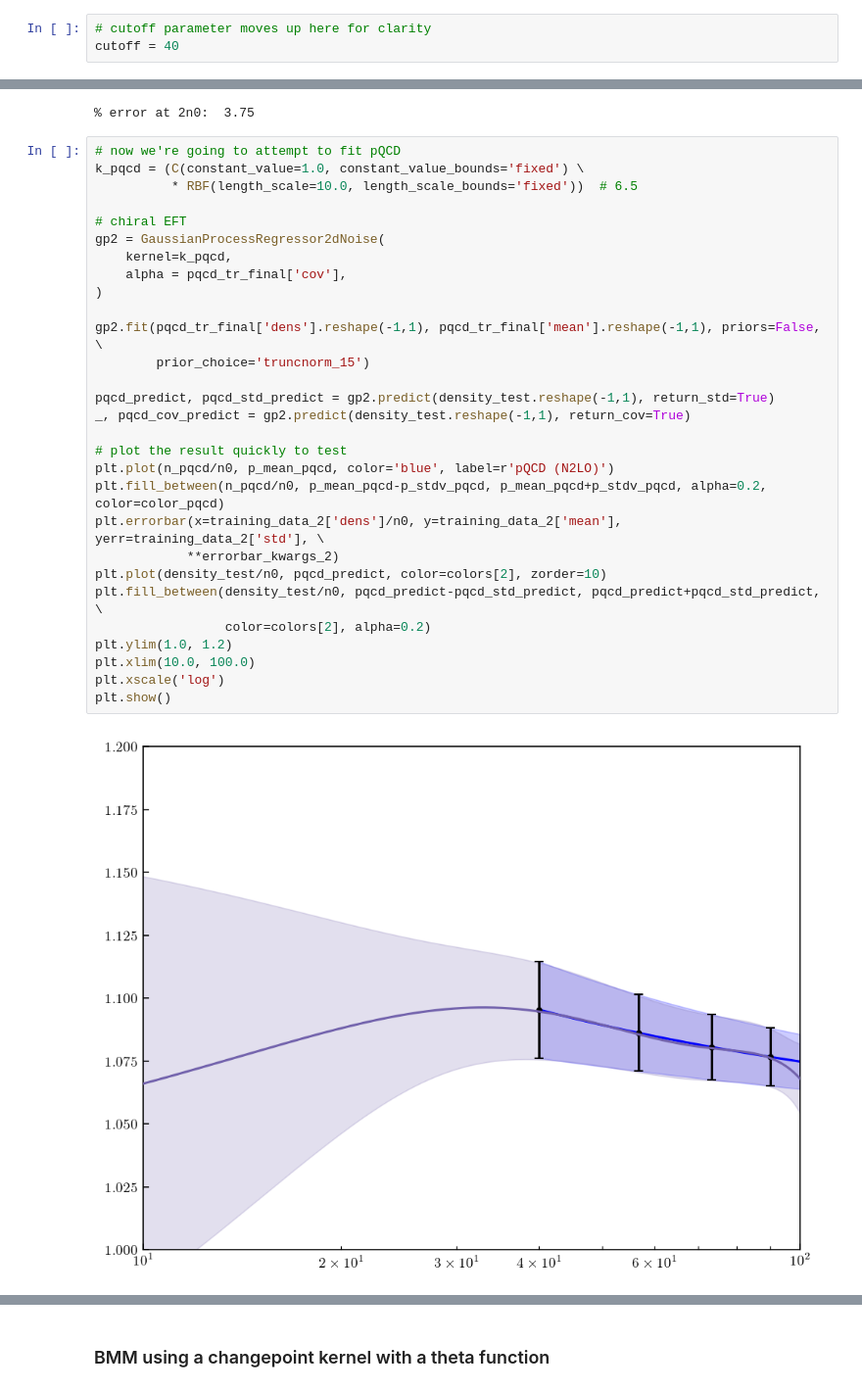
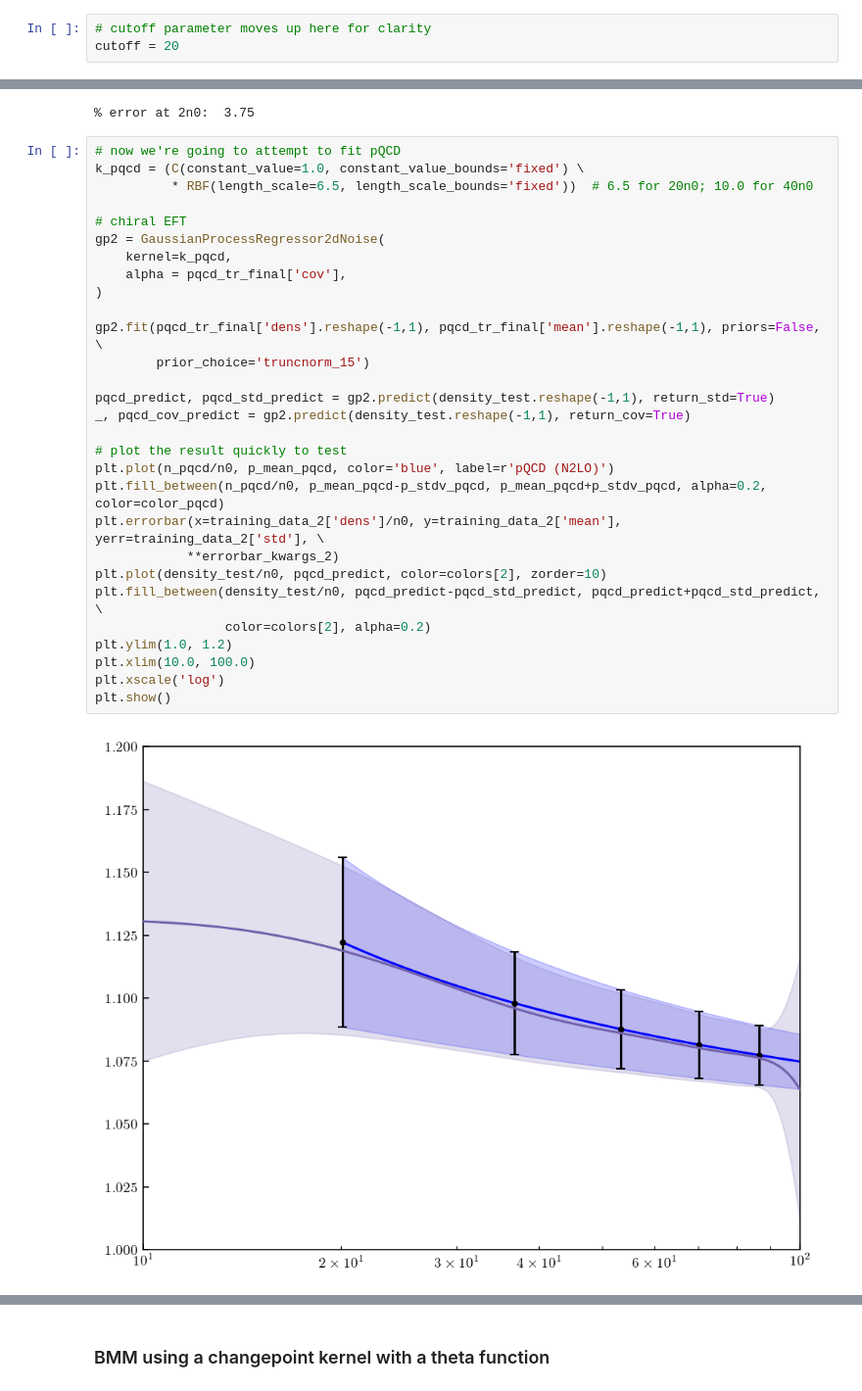
Before and after one commit to asemposki/neutron-rich-bmm, a Jupyter notebook: notebooks/NSM_Changepoint.ipynb, the cells around one changed output, grey strips where cells are left out. Shown at 98% size. Saved outputs shown, nothing was run; the diff lists cells and outputs as text.

Commit message:
changes for comparison plots, all checks made

```diff
--- a/notebooks/NSM_Changepoint.ipynb
+++ b/notebooks/NSM_Changepoint.ipynb
@@ -23,6 +23,6 @@ print(number)
 # %%
 # cutoff parameter moves up here for clarity
-cutoff = 40
+cutoff = 20
 # %% [markdown]
 ---
 # %%
@@ -408,34 +432,34 @@ print('% error at 2n0: ', round((std_band - gp_band)/std_band*100, 2))
 # %%
 # now we're going to attempt to fit pQCD
 k_pqcd = (C(constant_value=1.0, constant_value_bounds='fixed') \
-          * RBF(length_scale=10.0, length_scale_bounds='fixed'))  # 6.5
+          * RBF(length_scale=6.5, length_scale_bounds='fixed'))  # 6.5 for 20n0; 10.0 for 40n0
 
 # chiral EFT
 gp2 = GaussianProcessRegressor2dNoise(
     kernel=k_pqcd,
     alpha = pqcd_tr_final['cov'],
 )
 
 gp2.fit(pqcd_tr_final['dens'].reshape(-1,1), pqcd_tr_final['mean'].reshape(-1,1), priors=False, \
         prior_choice='truncnorm_15')
 
 pqcd_predict, pqcd_std_predict = gp2.predict(density_test.reshape(-1,1), return_std=True)
 _, pqcd_cov_predict = gp2.predict(density_test.reshape(-1,1), return_cov=True)
 
 # plot the result quickly to test
 plt.plot(n_pqcd/n0, p_mean_pqcd, color='blue', label=r'pQCD (N2LO)')
 plt.fill_between(n_pqcd/n0, p_mean_pqcd-p_stdv_pqcd, p_mean_pqcd+p_stdv_pqcd, alpha=0.2, color=color_pqcd)
 plt.errorbar(x=training_data_2['dens']/n0, y=training_data_2['mean'], yerr=training_data_2['std'], \
             **errorbar_kwargs_2)
 plt.plot(density_test/n0, pqcd_predict, color=colors[2], zorder=10)
 plt.fill_between(density_test/n0, pqcd_predict-pqcd_std_predict, pqcd_predict+pqcd_std_predict, \
                  color=colors[2], alpha=0.2)
 plt.ylim(1.0, 1.2)
 plt.xlim(10.0, 100.0)
 plt.xscale('log')
 plt.show()
 # %% [output]
-[figure, old version]
+[figure, new version]
 # %%
 # check the plotting of both of these together, see what they look like
 plt.plot(n_xeft/n0, p_mean_xeft, color='red', label=r'ChEFT (N3LO)')
```
Also changed, not shown: parts of 22 cells of this notebook, 1 other file.
